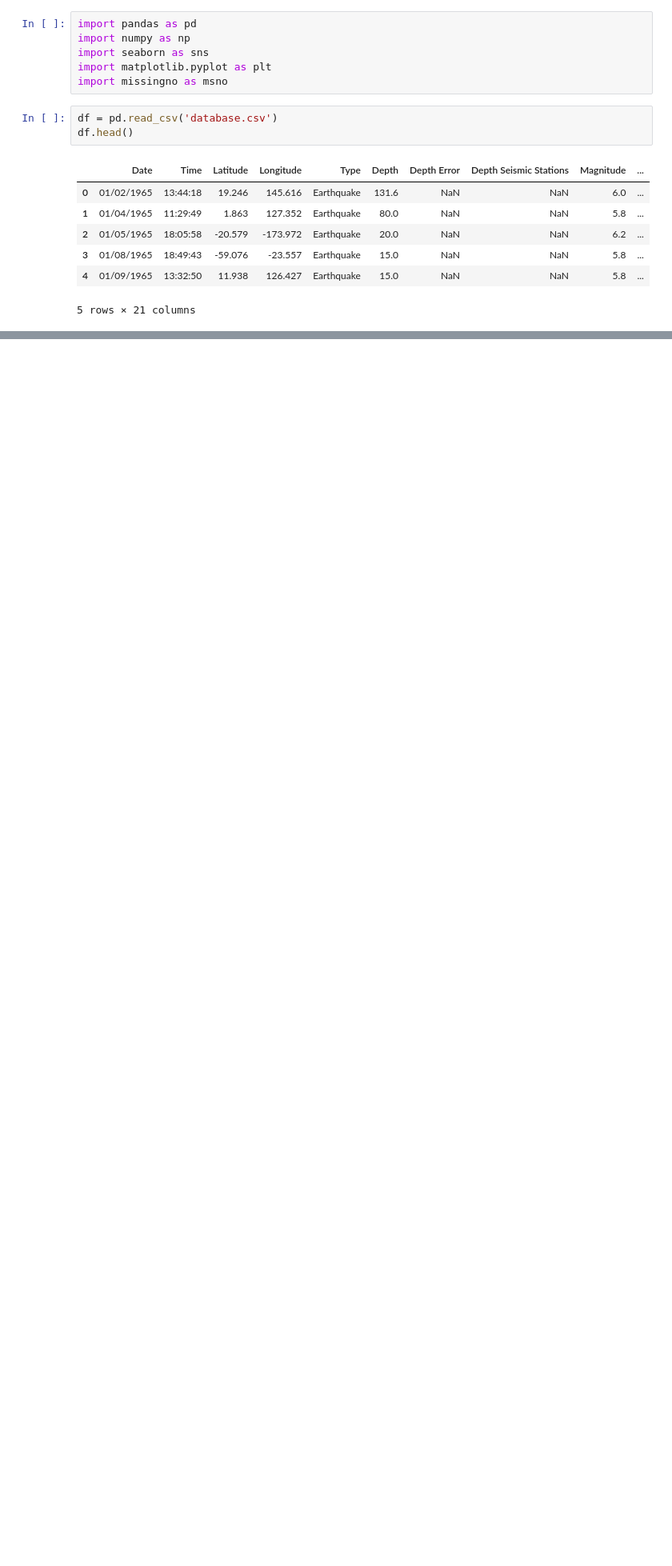
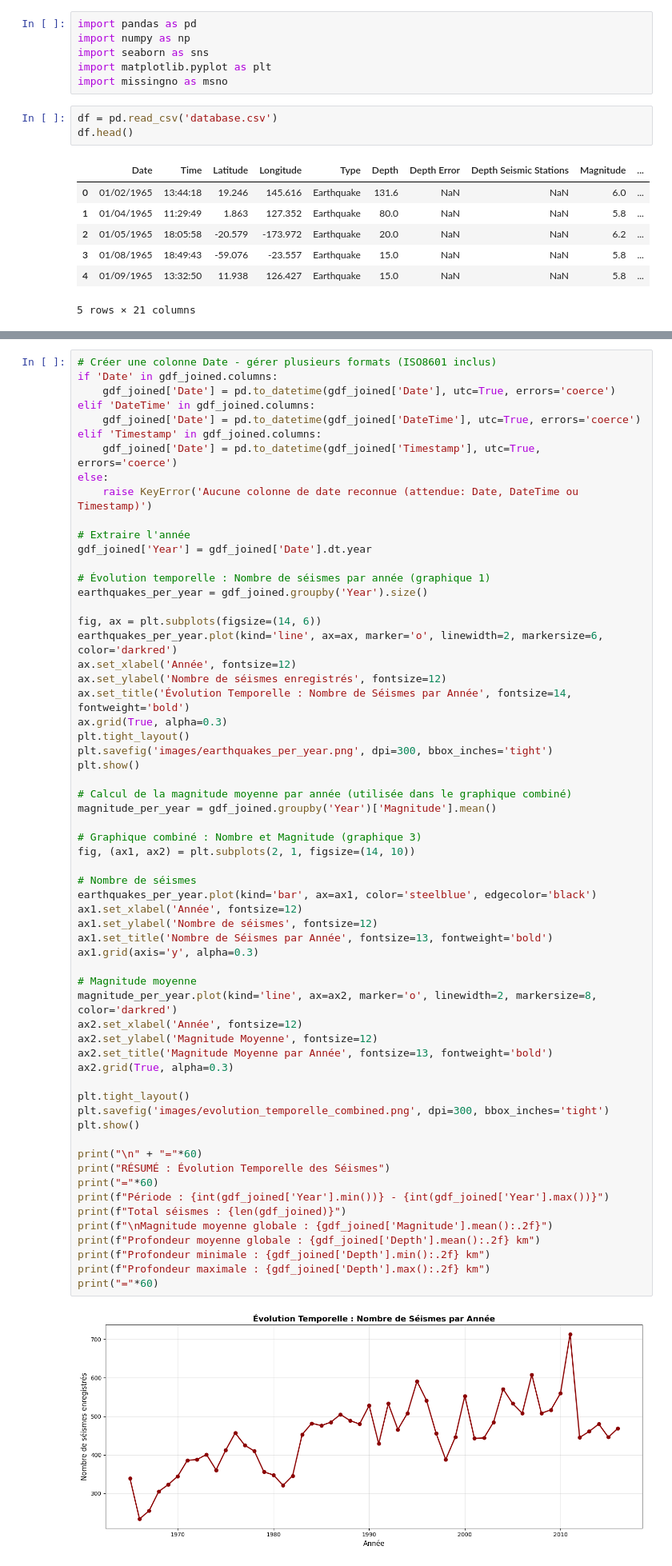
Before and after one commit to Larissa574/Global-Earthquake-Analysis, a Jupyter notebook: global_earthquake_analysis.ipynb, the cells around one changed output, grey strips where cells are left out. Shown at 80% size. Drawn from its saved outputs; the diff is of its cells as text; blank space fills up the shorter version.

```diff
--- a/global_earthquake_analysis.ipynb
+++ b/global_earthquake_analysis.ipynb
@@ -183,0 +304,63 @@ Philippines                   173
+# %%
+# Créer une colonne Date - gérer plusieurs formats (ISO8601 inclus)
+if 'Date' in gdf_joined.columns:
+    gdf_joined['Date'] = pd.to_datetime(gdf_joined['Date'], utc=True, errors='coerce')
+elif 'DateTime' in gdf_joined.columns:
+    gdf_joined['Date'] = pd.to_datetime(gdf_joined['DateTime'], utc=True, errors='coerce')
+elif 'Timestamp' in gdf_joined.columns:
+    gdf_joined['Date'] = pd.to_datetime(gdf_joined['Timestamp'], utc=True, errors='coerce')
+else:
+    raise KeyError('Aucune colonne de date reconnue (attendue: Date, DateTime ou Timestamp)')
+
+# Extraire l'année
+gdf_joined['Year'] = gdf_joined['Date'].dt.year
+
+# Évolution temporelle : Nombre de séismes par année (graphique 1)
+earthquakes_per_year = gdf_joined.groupby('Year').size()
+
+fig, ax = plt.subplots(figsize=(14, 6))
+earthquakes_per_year.plot(kind='line', ax=ax, marker='o', linewidth=2, markersize=6, color='darkred')
+ax.set_xlabel('Année', fontsize=12)
+ax.set_ylabel('Nombre de séismes enregistrés', fontsize=12)
+ax.set_title('Évolution Temporelle : Nombre de Séismes par Année', fontsize=14, fontweight='bold')
+ax.grid(True, alpha=0.3)
+plt.tight_layout()
+plt.savefig('images/earthquakes_per_year.png', dpi=300, bbox_inches='tight')
+plt.show()
+
+# Calcul de la magnitude moyenne par année (utilisée dans le graphique combiné)
+magnitude_per_year = gdf_joined.groupby('Year')['Magnitude'].mean()
+
+# Graphique combiné : Nombre et Magnitude (graphique 3)
+fig, (ax1, ax2) = plt.subplots(2, 1, figsize=(14, 10))
+
+# Nombre de séismes
+earthquakes_per_year.plot(kind='bar', ax=ax1, color='steelblue', edgecolor='black')
+ax1.set_xlabel('Année', fontsize=12)
+ax1.set_ylabel('Nombre de séismes', fontsize=12)
+ax1.set_title('Nombre de Séismes par Année', fontsize=13, fontweight='bold')
+ax1.grid(axis='y', alpha=0.3)
+
+# Magnitude moyenne
+magnitude_per_year.plot(kind='line', ax=ax2, marker='o', linewidth=2, markersize=8, color='darkred')
+ax2.set_xlabel('Année', fontsize=12)
+ax2.set_ylabel('Magnitude Moyenne', fontsize=12)
+ax2.set_title('Magnitude Moyenne par Année', fontsize=13, fontweight='bold')
+ax2.grid(True, alpha=0.3)
+
+plt.tight_layout()
+plt.savefig('images/evolution_temporelle_combined.png', dpi=300, bbox_inches='tight')
+plt.show()
+
+print("\n" + "="*60)
+print("RÉSUMÉ : Évolution Temporelle des Séismes")
+print("="*60)
+print(f"Période : {int(gdf_joined['Year'].min())} - {int(gdf_joined['Year'].max())}")
+print(f"Total séismes : {len(gdf_joined)}")
+print(f"\nMagnitude moyenne globale : {gdf_joined['Magnitude'].mean():.2f}")
+print(f"Profondeur moyenne globale : {gdf_joined['Depth'].mean():.2f} km")
+print(f"Profondeur minimale : {gdf_joined['Depth'].min():.2f} km")
+print(f"Profondeur maximale : {gdf_joined['Depth'].max():.2f} km")
+print("="*60)
+# %% [output]
+[figure, added]
```
Also changed, not shown: parts of 18 cells of this notebook, 8 other files.
